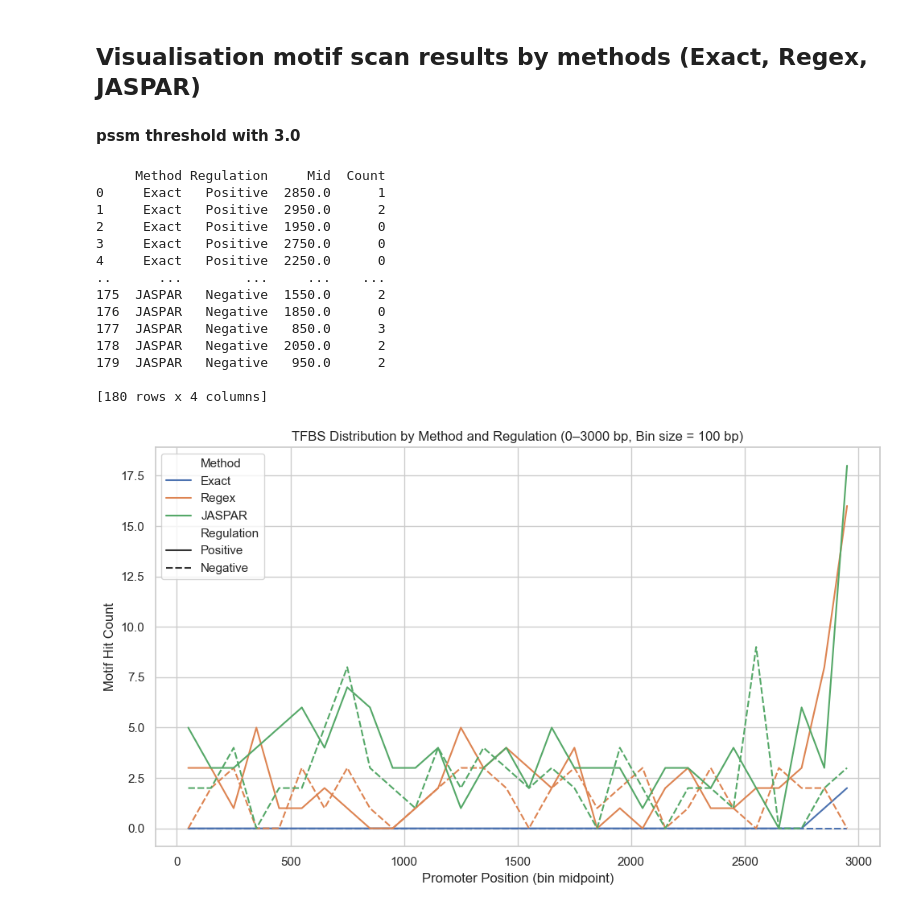
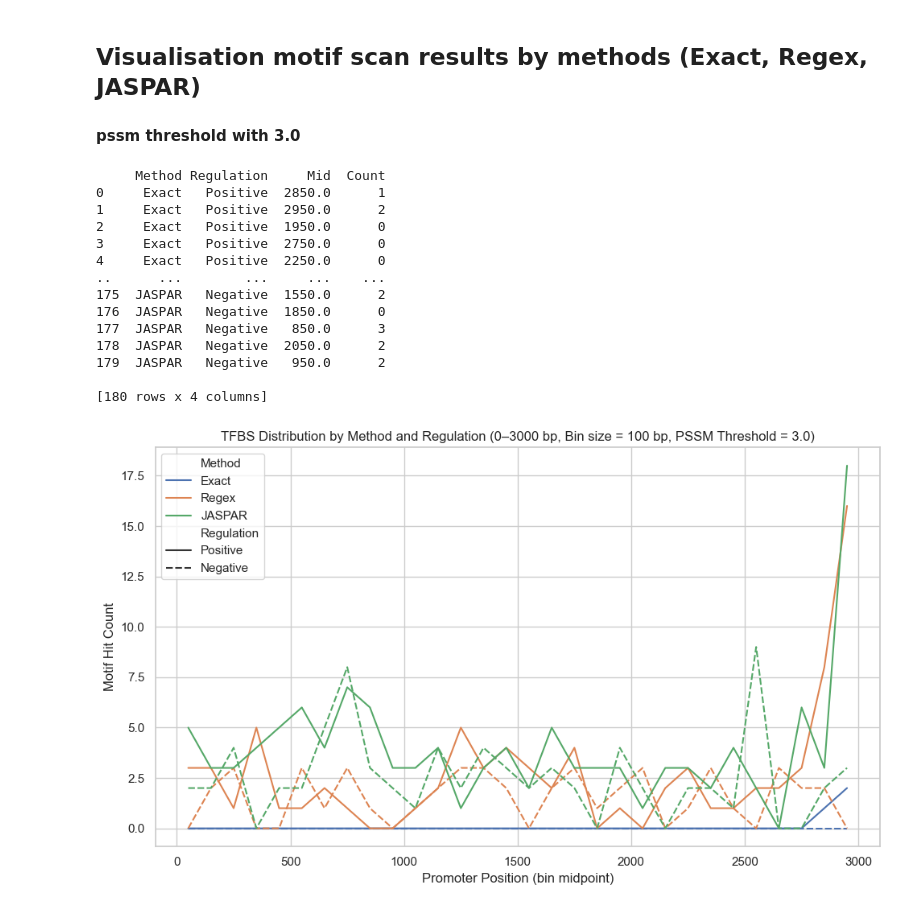
Before and after one commit to Emily3005250/TFBS-explorer, a Jupyter notebook: scripts/TFBS_explorer_human.ipynb, the cells around one changed output. Cells and saved outputs as stored; diff of their text form; code cells hidden in the pictures.

Commit message:
Different threshold

```diff
--- a/scripts/TFBS_explorer_human.ipynb
+++ b/scripts/TFBS_explorer_human.ipynb
@@ -1179,32 +1179,32 @@ full_index = pd.MultiIndex.from_product(
 
 binned = df.groupby(["Method", "Regulation", "Mid"]).size().reset_index(name="Count")
 binned = binned.set_index(["Method", "Regulation", "Mid"]).reindex(full_index, fill_value=0).reset_index()
 
 print(binned)
 
 ## Generate Plot
 plt.figure(figsize=(10, 6))
 sns.lineplot(data=binned, x="Mid", y="Count", hue="Method", style="Regulation") # Divide by Method (hue) and style (regulation)
 
-plt.title("TFBS Distribution by Method and Regulation (0–3000 bp, Bin size = 100 bp)")
+plt.title("TFBS Distribution by Method and Regulation (0–3000 bp, Bin size = 100 bp, PSSM Threshold = 3.0)")
 plt.xlabel("Promoter Position (bin midpoint)")
 plt.ylabel("Motif Hit Count")
 plt.grid(True)
 plt.tight_layout()
 plt.show()
 # %% [output]
      Method Regulation     Mid  Count
 0     Exact   Positive  2850.0      1
 1     Exact   Positive  2950.0      2
 2     Exact   Positive  1950.0      0
 3     Exact   Positive  2750.0      0
 4     Exact   Positive  2250.0      0
 ..      ...        ...     ...    ...
 175  JASPAR   Negative  1550.0      2
 176  JASPAR   Negative  1850.0      0
 177  JASPAR   Negative   850.0      3
 178  JASPAR   Negative  2050.0      2
 179  JASPAR   Negative   950.0      2
 
 [180 rows x 4 columns]
-[figure, old version]
+[figure, new version]
```
Also changed, not shown: parts of 10 cells of this notebook, 4 other files.
